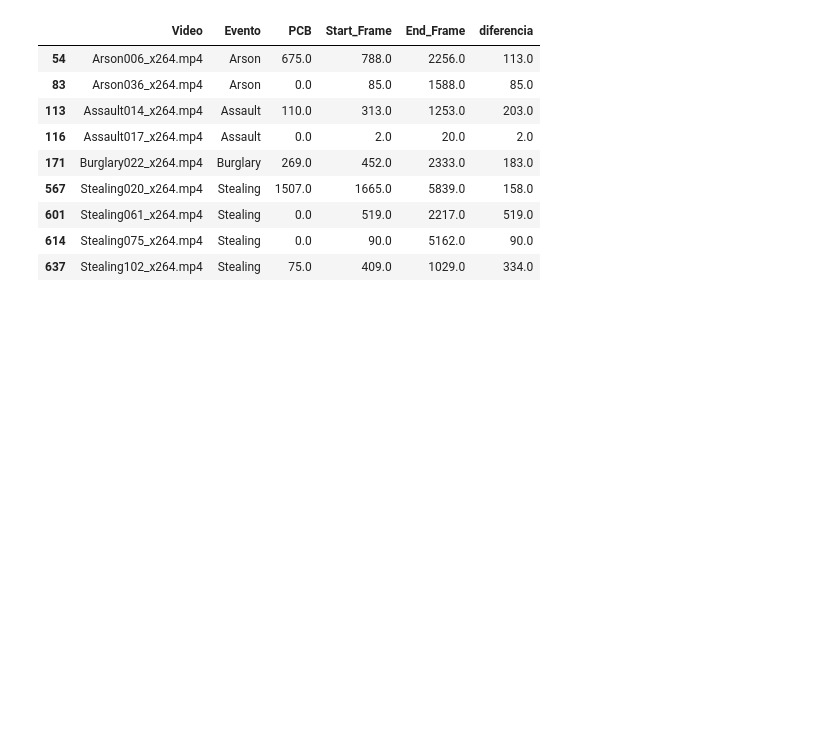
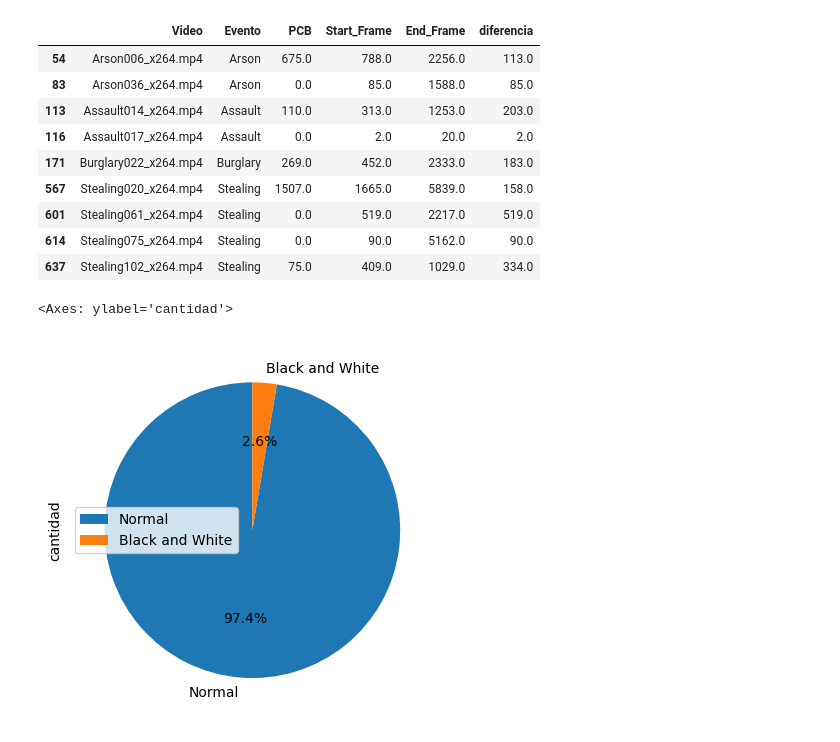
Before and after one commit to AndresH1234/Crime_Detection, a Jupyter notebook: notebooks/1_exploratory_data_analysis.ipynb, the cells around one changed output. Cells and saved outputs as stored; diff of their text form; code cells hidden in the pictures; blank space fills up the shorter version.

Commit message:
Black and White pie chart

```diff
--- a/notebooks/1_exploratory_data_analysis.ipynb
+++ b/notebooks/1_exploratory_data_analysis.ipynb
@@ -176,3 +176,14 @@ df_bw
 | 601 | Stealing061_x264.mp4 | Stealing | 0.0 | 519.0 | 2217.0 | 519.0 |
 | 614 | Stealing075_x264.mp4 | Stealing | 0.0 | 90.0 | 5162.0 | 90.0 |
 | 637 | Stealing102_x264.mp4 | Stealing | 75.0 | 409.0 | 1029.0 | 334.0 |
+# %%
+# Ver cuantas filas tiene el dataframe
+bw = df_bw.shape
+normal = df.shape
+# %%
+# Gráfico pie de bw[0] y normal[0] - bw[0]
+df_pie = pd.DataFrame({'tipo': ['Normal','Black and White'], 'cantidad': [normal[0]-bw[0], bw[0]]})
+df_pie.plot.pie(y='cantidad', labels=df_pie['tipo'], autopct='%1.1f%%', startangle=90)
+# %% [output]
+<Axes: ylabel='cantidad'>
+[figure, added]
```
Also changed, not shown: 1 other file.
